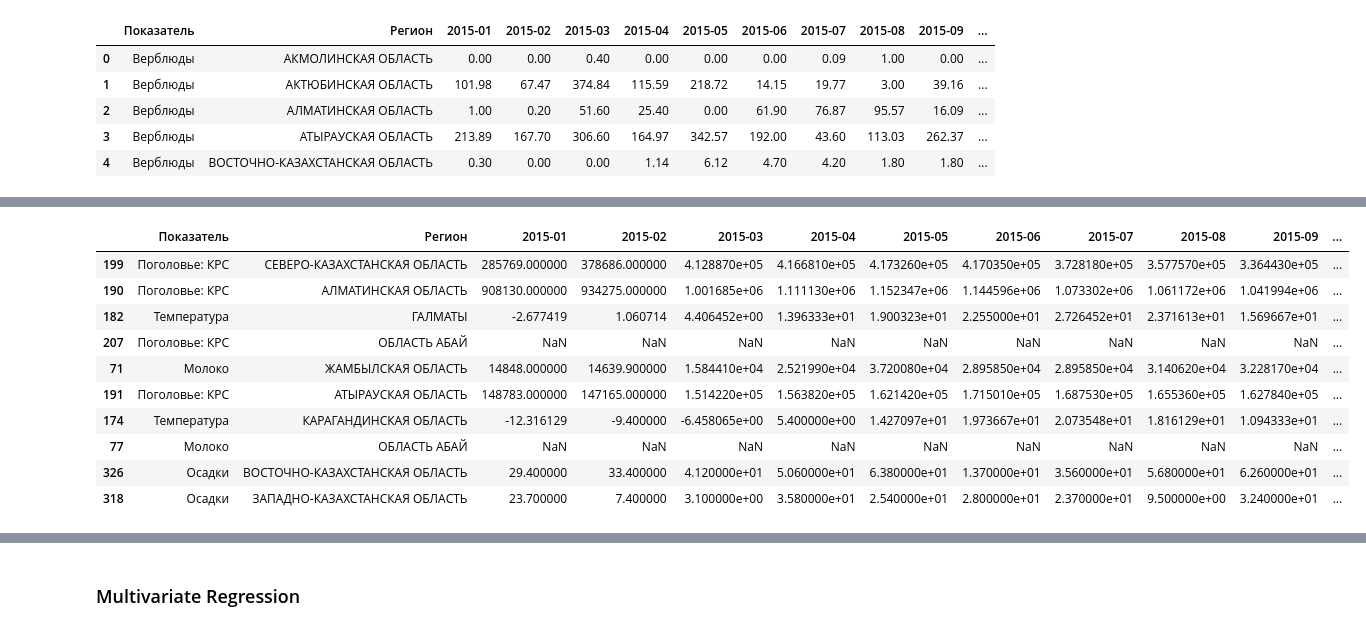
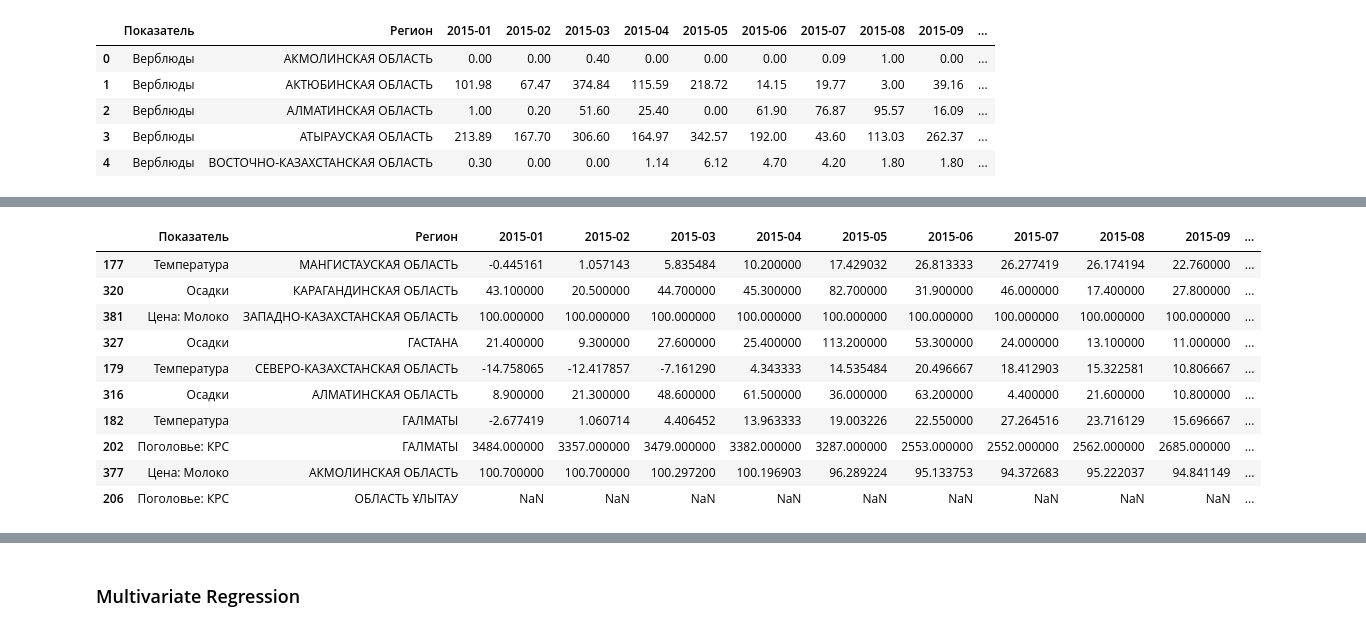
Before and after one commit to Madi147/ICC, a Jupyter notebook: Models/Молоко/Models_молоко.ipynb, the cells around one changed output, grey strips where cells are left out. Cells and saved outputs as stored; diff of their text form; code cells hidden in the pictures.

```diff
--- a/Models/Молоко/Models_молоко.ipynb
+++ b/Models/Молоко/Models_молоко.ipynb
@@ -50,19 +51,19 @@ array(['Верблюды', 'КРС', 'Лошади', 'Молоко', 'Овцы
       dtype=object)
 # %%
-df_milk = df[df['Показатель'].isin(['Молоко', 'Температура', 'Осадки', 'Поголовье: КРС'])]
+df_milk = df[df['Показатель'].isin(['Молоко', 'Температура', 'Осадки', 'Поголовье: КРС', 'Цена: Молоко'])]
 df_milk.sample(10)
 # %% [output]
 |  | Показатель | Регион | 2015-01 | 2015-02 | 2015-03 | 2015-04 | 2015-05 | 2015-06 | 2015-07 | 2015-08 | 2015-09 | ... |
-| 199 | Поголовье: КРС | СЕВЕРО-КАЗАХСТАНСКАЯ ОБЛАСТЬ | 285769.000000 | 378686.000000 | 4.128870e+05 | 4.166810e+05 | 4.173260e+05 | 4.170350e+05 | 3.728180e+05 | 3.577570e+05 | 3.364430e+05 | ... |
-| 190 | Поголовье: КРС | АЛМАТИНСКАЯ ОБЛАСТЬ | 908130.000000 | 934275.000000 | 1.001685e+06 | 1.111130e+06 | 1.152347e+06 | 1.144596e+06 | 1.073302e+06 | 1.061172e+06 | 1.041994e+06 | ... |
-| 182 | Температура | ГАЛМАТЫ | -2.677419 | 1.060714 | 4.406452e+00 | 1.396333e+01 | 1.900323e+01 | 2.255000e+01 | 2.726452e+01 | 2.371613e+01 | 1.569667e+01 | ... |
-| 207 | Поголовье: КРС | ОБЛАСТЬ АБАЙ | NaN | NaN | NaN | NaN | NaN | NaN | NaN | NaN | NaN | ... |
-| 71 | Молоко | ЖАМБЫЛСКАЯ ОБЛАСТЬ | 14848.000000 | 14639.900000 | 1.584410e+04 | 2.521990e+04 | 3.720080e+04 | 2.895850e+04 | 2.895850e+04 | 3.140620e+04 | 3.228170e+04 | ... |
-| 191 | Поголовье: КРС | АТЫРАУСКАЯ ОБЛАСТЬ | 148783.000000 | 147165.000000 | 1.514220e+05 | 1.563820e+05 | 1.621420e+05 | 1.715010e+05 | 1.687530e+05 | 1.655360e+05 | 1.627840e+05 | ... |
-| 174 | Температура | КАРАГАНДИНСКАЯ ОБЛАСТЬ | -12.316129 | -9.400000 | -6.458065e+00 | 5.400000e+00 | 1.427097e+01 | 1.973667e+01 | 2.073548e+01 | 1.816129e+01 | 1.094333e+01 | ... |
-| 77 | Молоко | ОБЛАСТЬ АБАЙ | NaN | NaN | NaN | NaN | NaN | NaN | NaN | NaN | NaN | ... |
-| 326 | Осадки | ВОСТОЧНО-КАЗАХСТАНСКАЯ ОБЛАСТЬ | 29.400000 | 33.400000 | 4.120000e+01 | 5.060000e+01 | 6.380000e+01 | 1.370000e+01 | 3.560000e+01 | 5.680000e+01 | 6.260000e+01 | ... |
-| 318 | Осадки | ЗАПАДНО-КАЗАХСТАНСКАЯ ОБЛАСТЬ | 23.700000 | 7.400000 | 3.100000e+00 | 3.580000e+01 | 2.540000e+01 | 2.800000e+01 | 2.370000e+01 | 9.500000e+00 | 3.240000e+01 | ... |
+| 177 | Температура | МАНГИСТАУСКАЯ ОБЛАСТЬ | -0.445161 | 1.057143 | 5.835484 | 10.200000 | 17.429032 | 26.813333 | 26.277419 | 26.174194 | 22.760000 | ... |
+| 320 | Осадки | КАРАГАНДИНСКАЯ ОБЛАСТЬ | 43.100000 | 20.500000 | 44.700000 | 45.300000 | 82.700000 | 31.900000 | 46.000000 | 17.400000 | 27.800000 | ... |
+| 381 | Цена: Молоко | ЗАПАДНО-КАЗАХСТАНСКАЯ ОБЛАСТЬ | 100.000000 | 100.000000 | 100.000000 | 100.000000 | 100.000000 | 100.000000 | 100.000000 | 100.000000 | 100.000000 | ... |
+| 327 | Осадки | ГАСТАНА | 21.400000 | 9.300000 | 27.600000 | 25.400000 | 113.200000 | 53.300000 | 24.000000 | 13.100000 | 11.000000 | ... |
+| 179 | Температура | СЕВЕРО-КАЗАХСТАНСКАЯ ОБЛАСТЬ | -14.758065 | -12.417857 | -7.161290 | 4.343333 | 14.535484 | 20.496667 | 18.412903 | 15.322581 | 10.806667 | ... |
+| 316 | Осадки | АЛМАТИНСКАЯ ОБЛАСТЬ | 8.900000 | 21.300000 | 48.600000 | 61.500000 | 36.000000 | 63.200000 | 4.400000 | 21.600000 | 10.800000 | ... |
+| 182 | Температура | ГАЛМАТЫ | -2.677419 | 1.060714 | 4.406452 | 13.963333 | 19.003226 | 22.550000 | 27.264516 | 23.716129 | 15.696667 | ... |
+| 202 | Поголовье: КРС | ГАЛМАТЫ | 3484.000000 | 3357.000000 | 3479.000000 | 3382.000000 | 3287.000000 | 2553.000000 | 2552.000000 | 2562.000000 | 2685.000000 | ... |
+| 377 | Цена: Молоко | АКМОЛИНСКАЯ ОБЛАСТЬ | 100.700000 | 100.700000 | 100.297200 | 100.196903 | 96.289224 | 95.133753 | 94.372683 | 95.222037 | 94.841149 | ... |
+| 206 | Поголовье: КРС | ОБЛАСТЬ ҰЛЫТАУ | NaN | NaN | NaN | NaN | NaN | NaN | NaN | NaN | NaN | ... |
 # %%
 # Step 1: Pivot to wide format (each indicator becomes columns of periods)
 df_wide = df_milk.pivot(index="Регион", columns="Показатель")
```
Also changed, not shown: parts of 2 cells of this notebook, 1 other file.
